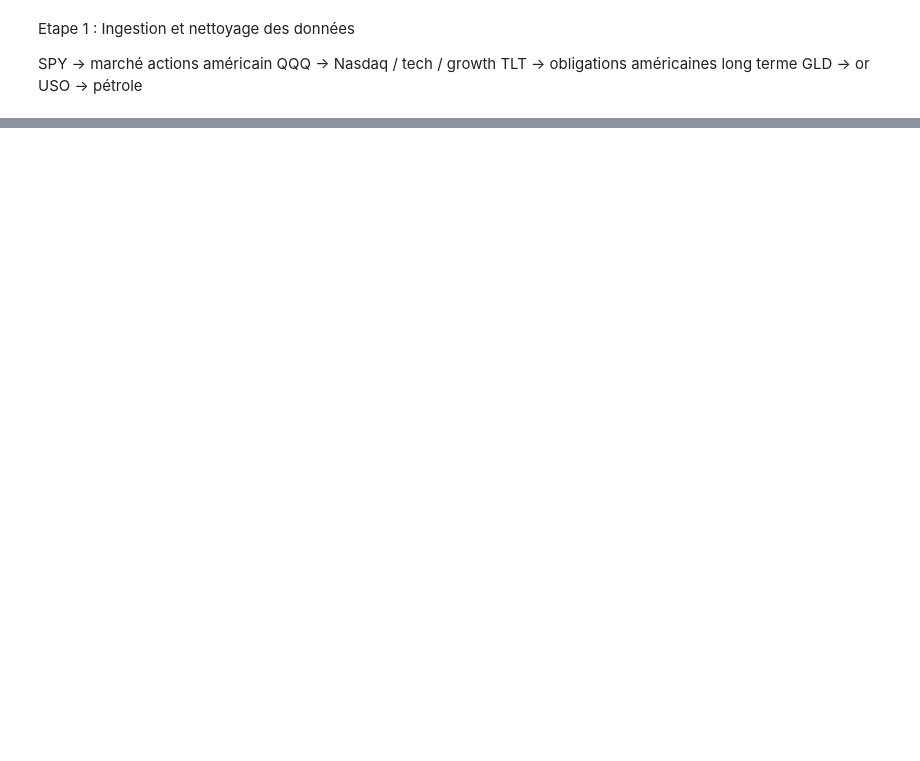
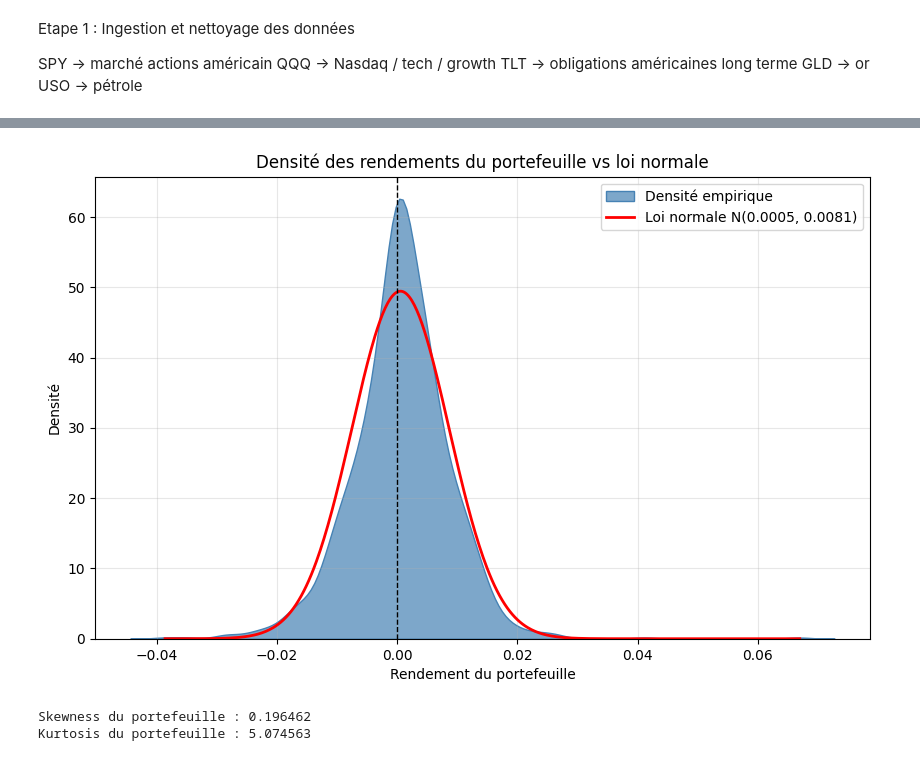
Before and after one commit to lorysagb/projet-var-desk-quant, a Jupyter notebook: pipeline.ipynb, the cells around one changed output, grey strips where cells are left out. Cells and saved outputs as stored; diff of their text form; code cells hidden in the pictures; blank space fills up the shorter version.

```diff
--- a/pipeline.ipynb
+++ b/pipeline.ipynb
@@ -42,0 +106,51 @@ returns.to_parquet("returns.parquet")
+# %%
+# superposition avec une loi normale de meme moyenne/ecart-type
+from scipy import stats
+
+#parametres de la loi normale
+mu = portfolio_return.mean()
+sigma = portfolio_return.std(ddof=1)
+
+# Grille pour la courbe de densité normale
+x = np.linspace(portfolio_return.min(), portfolio_return.max(), 500)
+
+# Graphique
+plt.figure(figsize=(10, 6))
+
+# Densité empirique du portefeuille
+sns.kdeplot(portfolio_return, fill=True, color="steelblue", alpha=0.7, label="Densité empirique")
+
+# Loi normale de même moyenne / écart-type
+plt.plot(
+    x,
+    stats.norm.pdf(x, loc=mu, scale=sigma),
+    color="red",
+    linewidth=2,
+    label=f"Loi normale N({mu:.4f}, {sigma:.4f})"
+)
+
+plt.axvline(0, color="black", linestyle="--", linewidth=1)
+plt.title("Densité des rendements du portefeuille vs loi normale")
+plt.xlabel("Rendement du portefeuille")
+plt.ylabel("Densité")
+plt.legend()
+plt.grid(True, alpha=0.3)
+plt.show()
+# %% [output]
+[figure, added]
+# %%
+# Rendement du portefeuille (portefeuille équipondéré)
+poids = np.array([1/5, 1/5, 1/5, 1/5, 1/5])
+portfolio_return = returns.dot(poids)
+
+# Skewness (asymétrie)
+skewness = stats.skew(portfolio_return)
+
+# Kurtosis (excès de kurtosis, par défaut dans scipy = Fisher)
+kurtosis = stats.kurtosis(portfolio_return)
+
+print(f"Skewness du portefeuille : {skewness:.6f}")
+print(f"Kurtosis du portefeuille : {kurtosis:.6f}")
+# %% [output]
+Skewness du portefeuille : 0.196462
+Kurtosis du portefeuille : 5.074563
```
Also changed, not shown: parts of 6 cells of this notebook, 3 other files.
